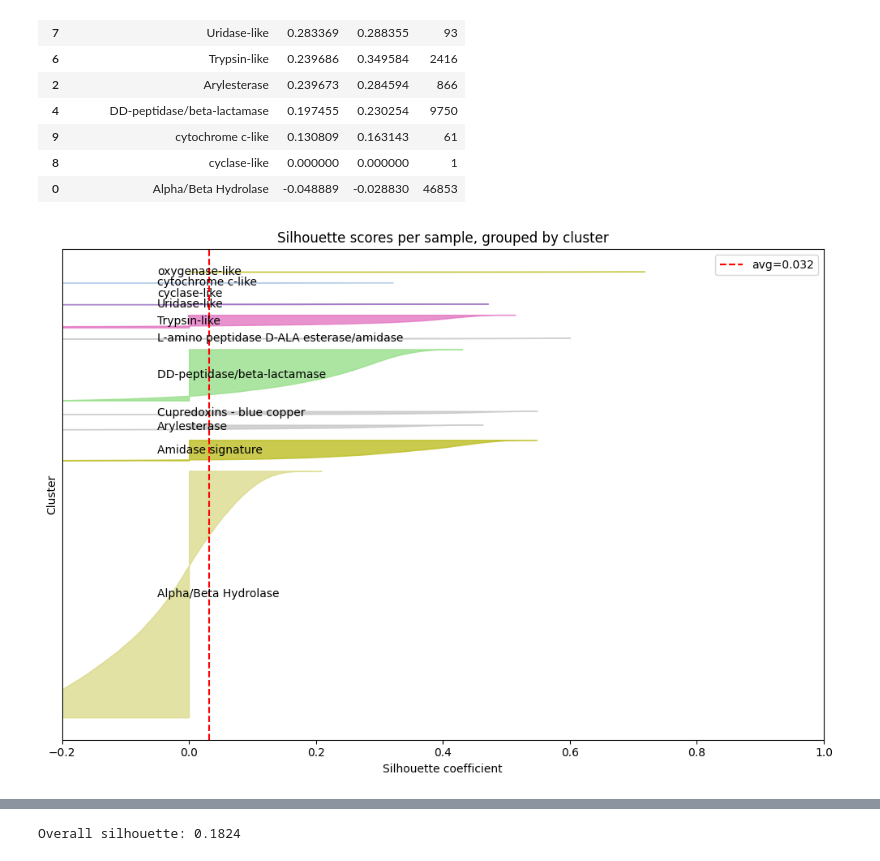
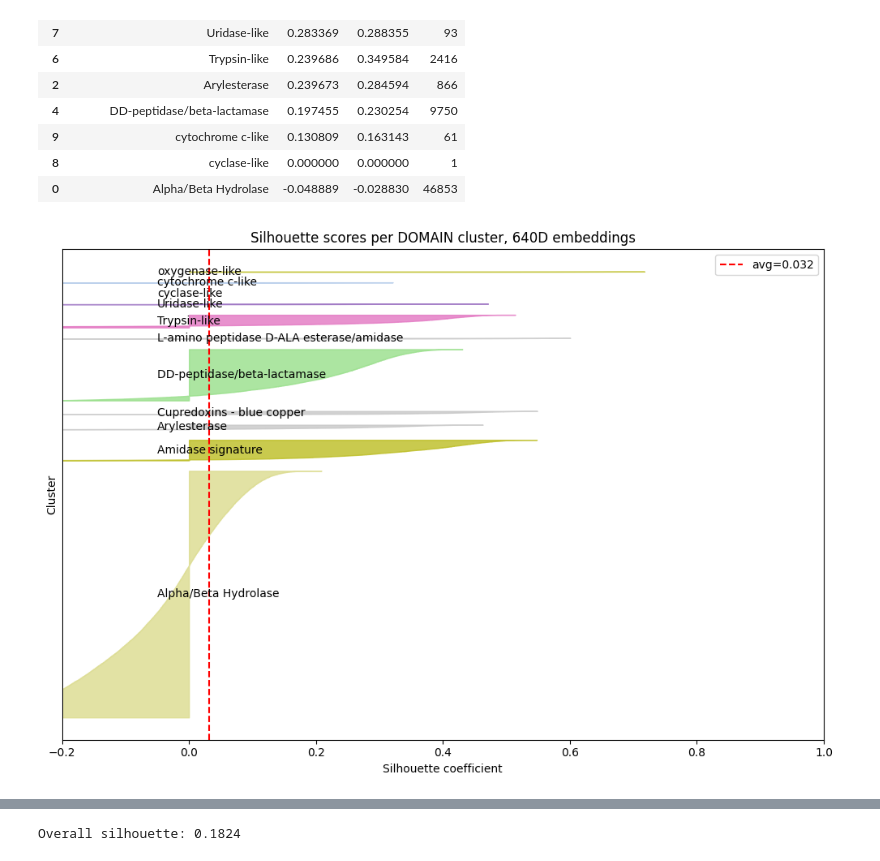
Before and after one commit to petadex/igem-toronto, a Jupyter notebook: resources/260324_issue51_clusterquantification/cluster_quantification.ipynb, the cells around one changed output, grey strips where cells are left out. Saved outputs shown, nothing was run; the diff lists cells and outputs as text; code cells hidden in the pictures.

```diff
--- a/resources/260324_issue51_clusterquantification/cluster_quantification.ipynb
+++ b/resources/260324_issue51_clusterquantification/cluster_quantification.ipynb
@@ -82,32 +82,32 @@ Overall silhouette: 0.0315
 # %%
 unique_clusters = np.unique(labels)
 fig, ax = plt.subplots(figsize=(10, 7))
 y_lower = 10
 for cluster in unique_clusters:
     vals = np.sort(sample_sil[labels == cluster])
     size = vals.shape[0]
     y_upper = y_lower + size
 
     color = plt.cm.tab20(hash(cluster) % 20)
     ax.fill_betweenx(
         np.arange(y_lower, y_upper),
         0, vals,
         facecolor=color, edgecolor=color, alpha=0.8
     )
     ax.text(-0.05, y_lower + 0.5 * size, str(cluster), va='center')
     y_lower = y_upper + 2000  # gap between clusters
 
 ax.axvline(x=silhouette_avg, color='red', linestyle='--', label=f'avg={silhouette_avg:.3f}')
-ax.set_title('Silhouette scores per sample, grouped by cluster')
+ax.set_title('Silhouette scores per DOMAIN cluster, 640D embeddings')
 ax.set_xlabel('Silhouette coefficient')
 ax.set_ylabel('Cluster')
 ax.set_yticks([])
 ax.set_xlim([-0.2, 1.0])
 ax.legend(loc='best')
 plt.tight_layout()
 plt.show()
 # %% [output]
-[figure, old version]
+[figure, new version]
 # %%
 # merge embeddings with components this time, use names_df for pretty names, and fill in missing domains with "Unknown"
 embeds_df = pd.DataFrame(embeds['embeddings'], columns=[f'emb_{i}' for i in range(embeds['embeddings'].shape[1])])
```
Also changed, not shown: parts of 6 cells of this notebook, 5 other files.
